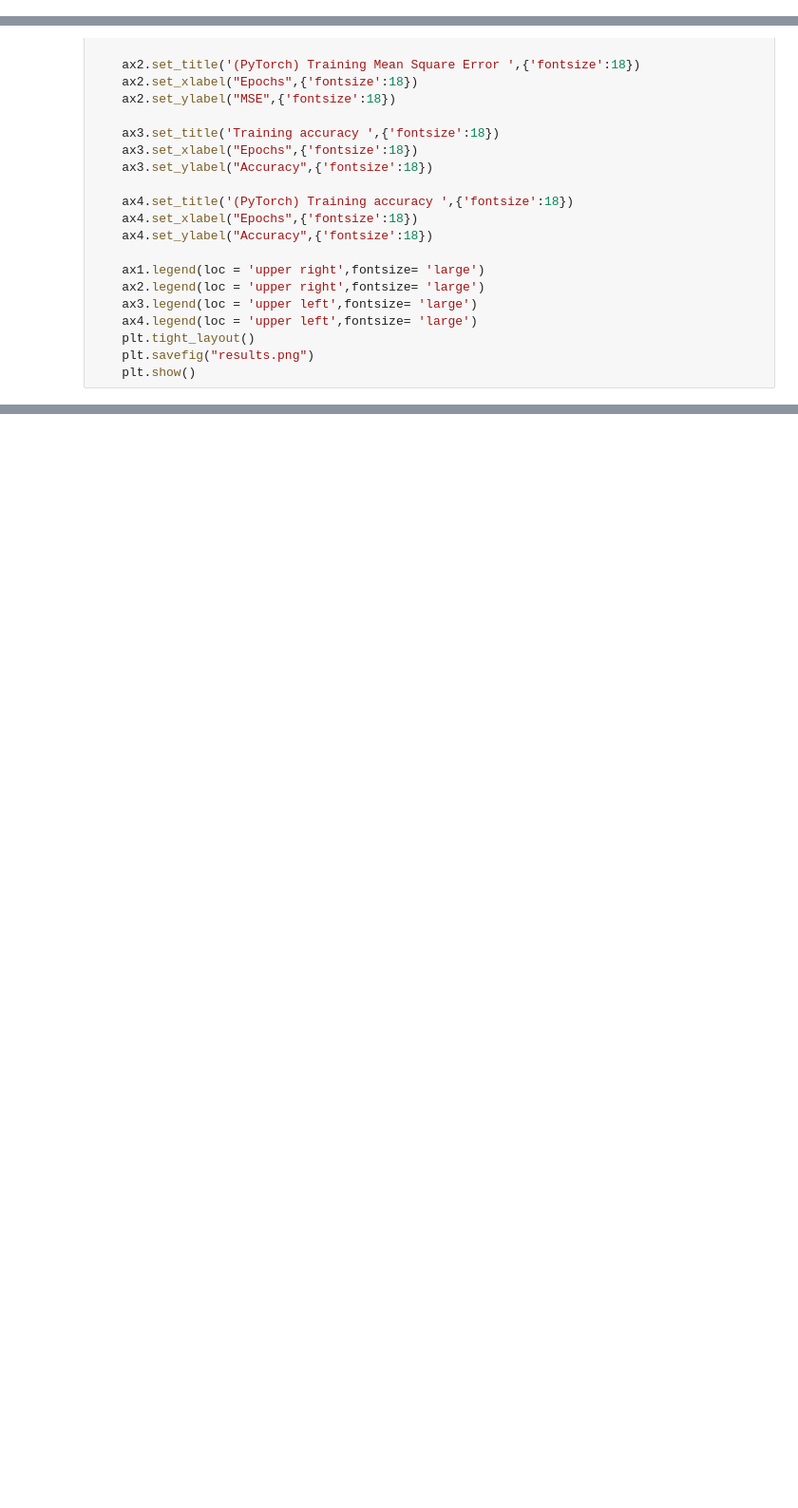
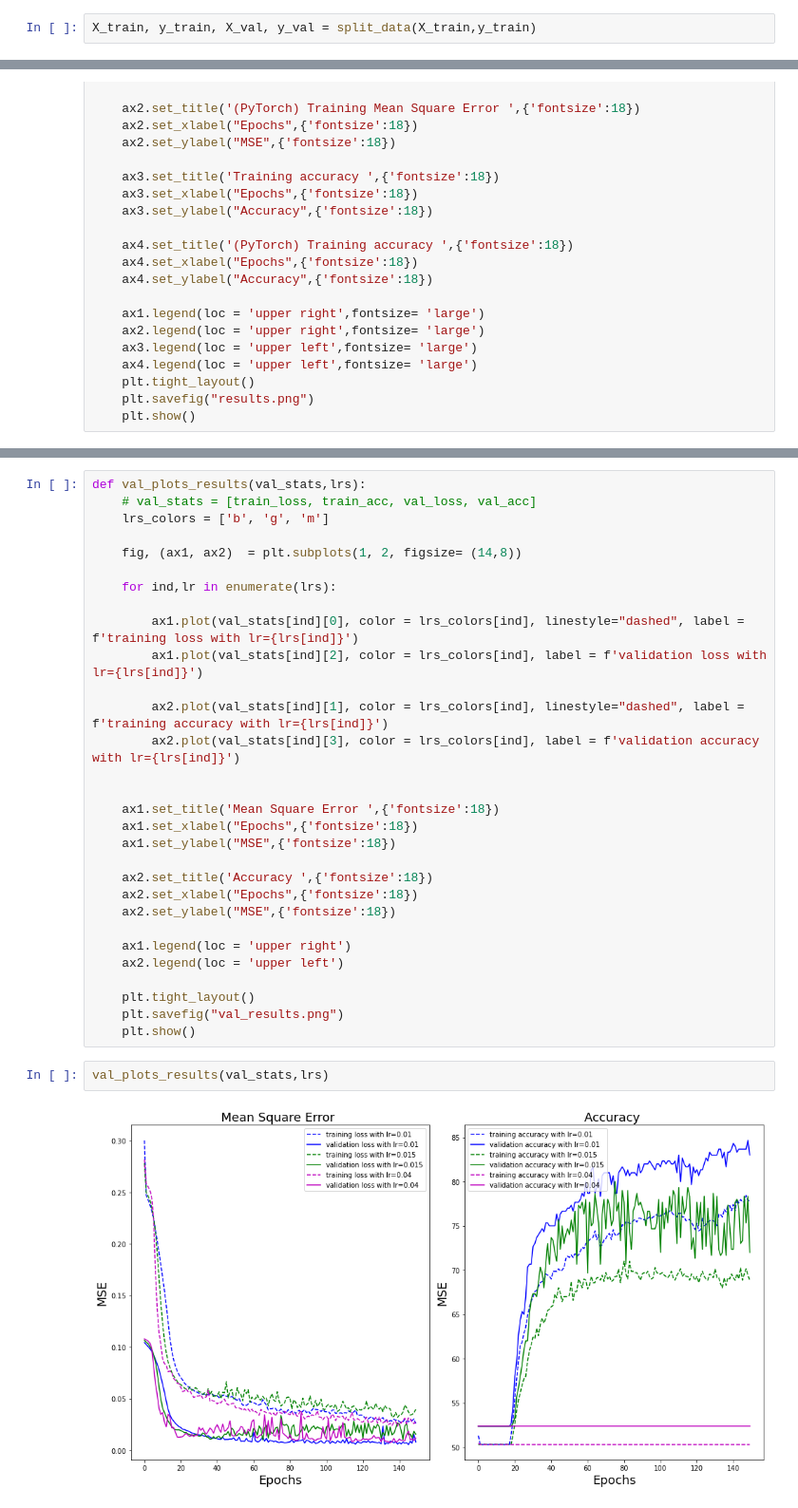
Before and after one commit to nourGhribi/EE-559-deepLearning, a Jupyter notebook: Proj2/Notebooks/implementation.ipynb, the cells around one changed output, grey strips where cells are left out. Shown at 95% size. Cells and saved outputs as stored; diff of their text form; blank space fills up the shorter version.

```diff
--- a/Proj2/Notebooks/implementation.ipynb
+++ b/Proj2/Notebooks/implementation.ipynb
@@ -113,0 +82,2 @@ Epoch 150: train loss=0.0210, train acccuracy=77.50% | test loss=0.0147, test ac
+# %%
+X_train, y_train, X_val, y_val = split_data(X_train,y_train)
@@ -223,0 +259,34 @@ plots_results(stats_np, torch_stats_np,lrs)
+# %%
+def val_plots_results(val_stats,lrs):
+    # val_stats = [train_loss, train_acc, val_loss, val_acc]
+    lrs_colors = ['b', 'g', 'm']
+
+    fig, (ax1, ax2)  = plt.subplots(1, 2, figsize= (14,8))
+
+    for ind,lr in enumerate(lrs):
+
+        ax1.plot(val_stats[ind][0], color = lrs_colors[ind], linestyle="dashed", label = f'training loss with lr={lrs[ind]}')
+        ax1.plot(val_stats[ind][2], color = lrs_colors[ind], label = f'validation loss with lr={lrs[ind]}')
+
+        ax2.plot(val_stats[ind][1], color = lrs_colors[ind], linestyle="dashed", label = f'training accuracy with lr={lrs[ind]}')
+        ax2.plot(val_stats[ind][3], color = lrs_colors[ind], label = f'validation accuracy with lr={lrs[ind]}')
+
+
+    ax1.set_title('Mean Square Error ',{'fontsize':18})
+    ax1.set_xlabel("Epochs",{'fontsize':18})
+    ax1.set_ylabel("MSE",{'fontsize':18})
+
+    ax2.set_title('Accuracy ',{'fontsize':18})
+    ax2.set_xlabel("Epochs",{'fontsize':18})
+    ax2.set_ylabel("MSE",{'fontsize':18})
+
+    ax1.legend(loc = 'upper right')
+    ax2.legend(loc = 'upper left')
+
+    plt.tight_layout()
+    plt.savefig("val_results.png")
+    plt.show()
+# %%
+val_plots_results(val_stats,lrs)
+# %% [output]
+[figure, added]
```
Also changed, not shown: parts of 19 cells of this notebook, 6 other files.
